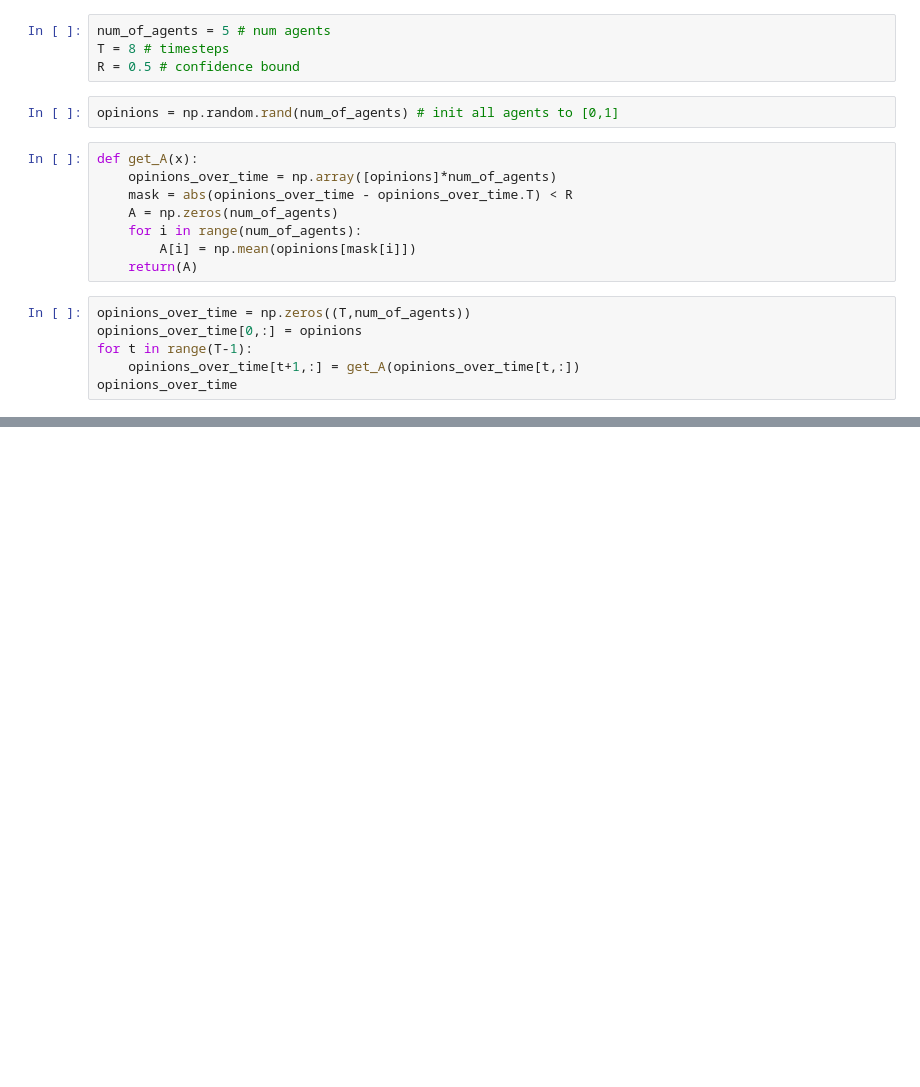
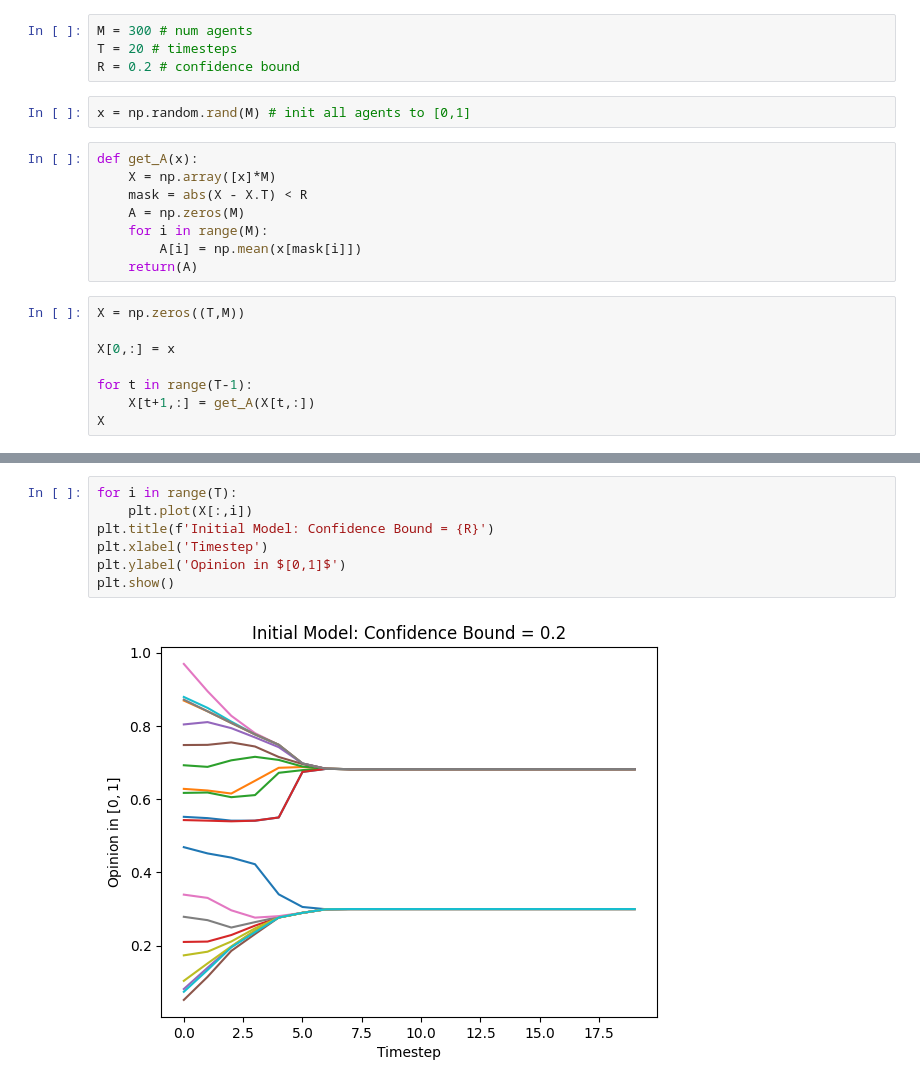
Before and after one commit to ardenpalme/IndMathProj2, a Jupyter notebook: Numerical_Soln.ipynb, the cells around one changed output, grey strips where cells are left out. Saved outputs shown, nothing was run; the diff lists cells and outputs as text; blank space fills up the shorter version.

Commit message:
graph working

```diff
--- a/Numerical_Soln.ipynb
+++ b/Numerical_Soln.ipynb
@@ -3,21 +4,23 @@ import numpy as np
 # %%
-num_of_agents = 5 # num agents
-T = 8 # timesteps
-R = 0.5 # confidence bound
+M = 300 # num agents
+T = 20 # timesteps
+R = 0.2 # confidence bound
 # %%
-opinions = np.random.rand(num_of_agents) # init all agents to [0,1]
+x = np.random.rand(M) # init all agents to [0,1]
 # %%
 def get_A(x):
-    opinions_over_time = np.array([opinions]*num_of_agents)
-    mask = abs(opinions_over_time - opinions_over_time.T) < R
-    A = np.zeros(num_of_agents)
-    for i in range(num_of_agents):
-        A[i] = np.mean(opinions[mask[i]])
+    X = np.array([x]*M)
+    mask = abs(X - X.T) < R
+    A = np.zeros(M)
+    for i in range(M):
+        A[i] = np.mean(x[mask[i]])
     return(A)
 # %%
-opinions_over_time = np.zeros((T,num_of_agents))
-opinions_over_time[0,:] = opinions
+X = np.zeros((T,M))
+
+X[0,:] = x
+
 for t in range(T-1):
-    opinions_over_time[t+1,:] = get_A(opinions_over_time[t,:])
-opinions_over_time
+    X[t+1,:] = get_A(X[t,:])
+X
 # %% [output]
@@ -31,0 +40,9 @@ array([[0.54884599, 0.42301404, 0.63257831, 0.28373996, 0.61702144],
+# %%
+for i in range(T):
+    plt.plot(X[:,i])
+plt.title(f'Initial Model: Confidence Bound = {R}')
+plt.xlabel('Timestep')
+plt.ylabel('Opinion in $[0,1]$')
+plt.show()
+# %% [output]
+[figure, added]
```
Also changed, not shown: parts of 2 cells of this notebook.
